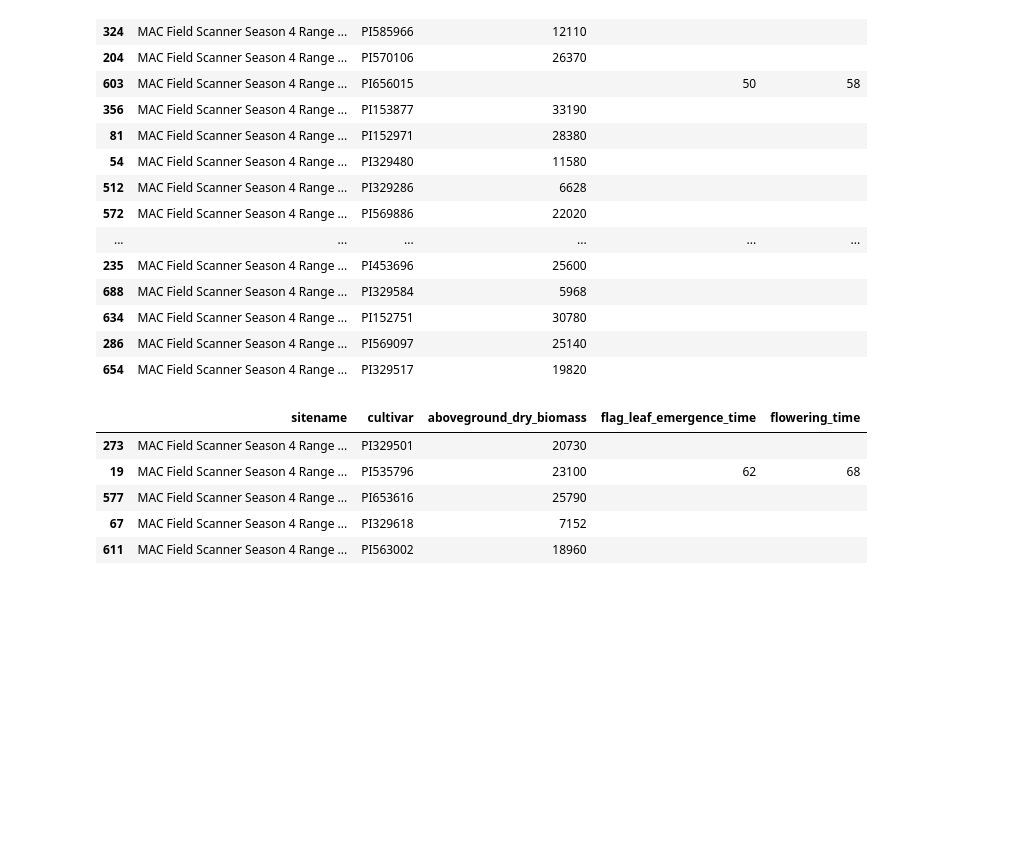
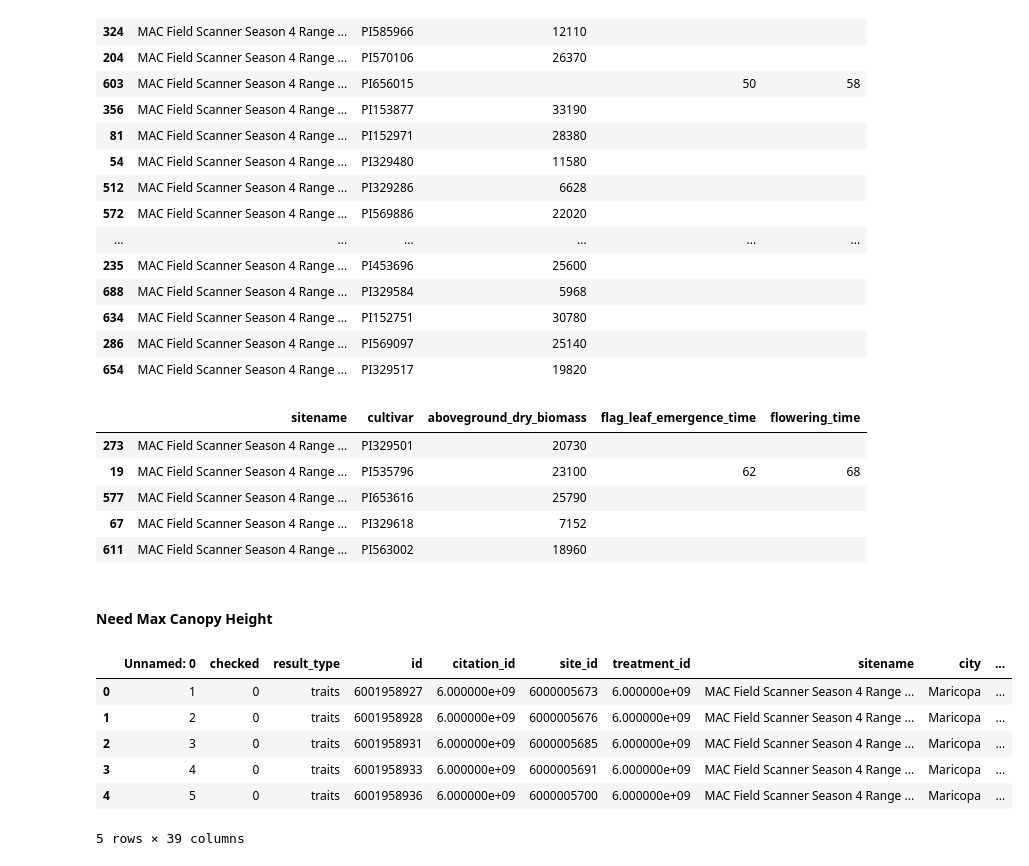
Before and after one commit to genophenoenvo/terraref-datasets, a Jupyter notebook: notebooks/gh5_phenotypes.ipynb, the cells around one changed output. Cells and saved outputs as stored; diff of their text form; code cells hidden in the pictures; blank space fills up the shorter version.

```diff
--- a/notebooks/gh5_phenotypes.ipynb
+++ b/notebooks/gh5_phenotypes.ipynb
@@ -636,3 +636,16 @@ filled_nas_sample.tail()
 filled_nas_sample.to_csv('sample_subset_season_4.csv', index=False)
 # %%
 filled_nas.to_csv('transformed_data_season_4.csv', index=False)
+# %% [markdown]
+#### Need Max Canopy Height
+# %%
+season_four = pd.read_csv('mac_season_4.csv')
+season_four.head()
+# %% [output]
+|  | Unnamed: 0 | checked | result_type | id | citation_id | site_id | treatment_id | sitename | city | ... |
+| 0 | 1 | 0 | traits | 6001958927 | 6.000000e+09 | 6000005673 | 6.000000e+09 | MAC Field Scanner Season 4 Range ... | Maricopa | ... |
+| 1 | 2 | 0 | traits | 6001958928 | 6.000000e+09 | 6000005676 | 6.000000e+09 | MAC Field Scanner Season 4 Range ... | Maricopa | ... |
+| 2 | 3 | 0 | traits | 6001958931 | 6.000000e+09 | 6000005685 | 6.000000e+09 | MAC Field Scanner Season 4 Range ... | Maricopa | ... |
+| 3 | 4 | 0 | traits | 6001958933 | 6.000000e+09 | 6000005691 | 6.000000e+09 | MAC Field Scanner Season 4 Range ... | Maricopa | ... |
+| 4 | 5 | 0 | traits | 6001958936 | 6.000000e+09 | 6000005700 | 6.000000e+09 | MAC Field Scanner Season 4 Range ... | Maricopa | ... |
+5 rows × 39 columns
```
Also changed, not shown: parts of 18 cells of this notebook.
